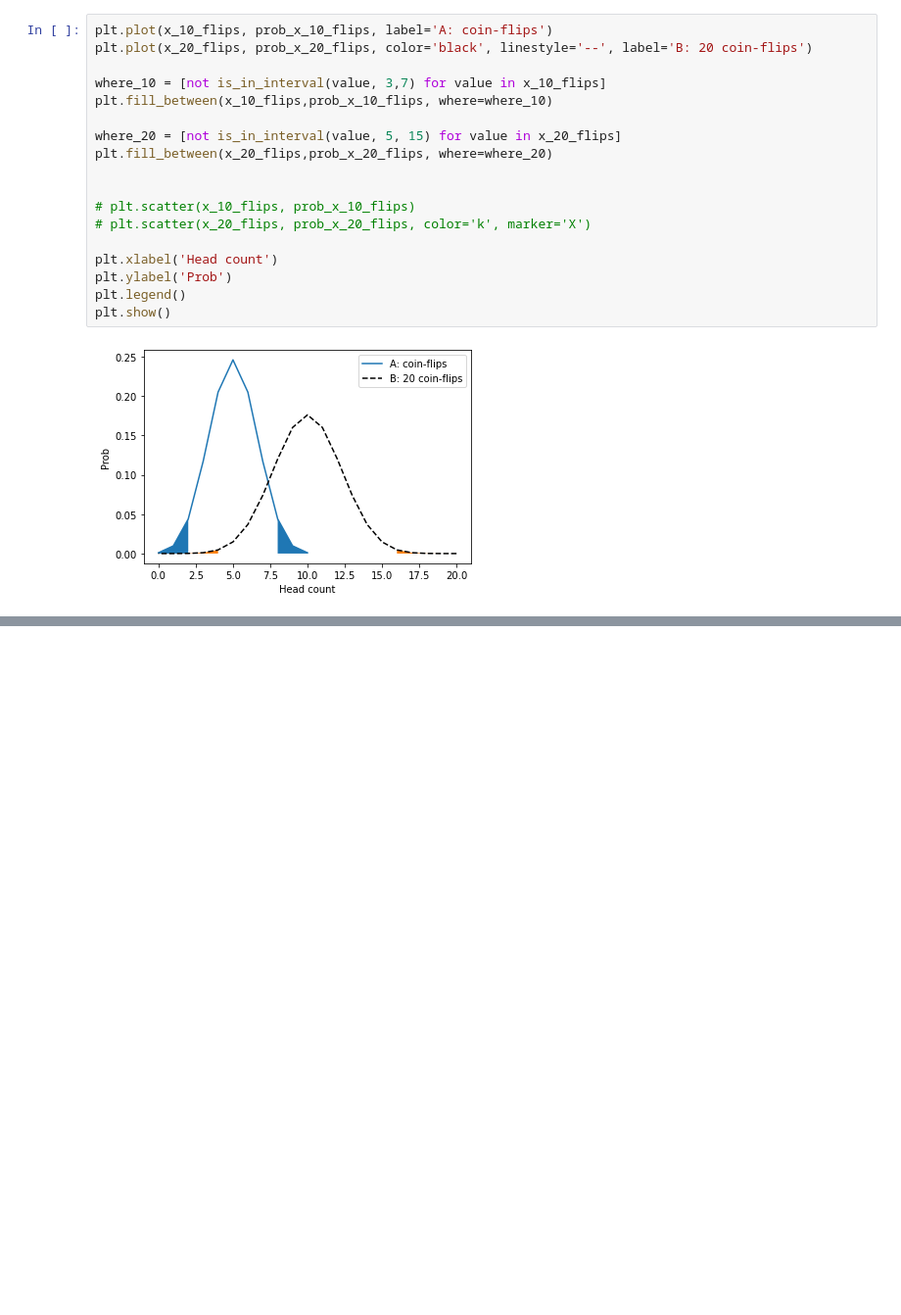
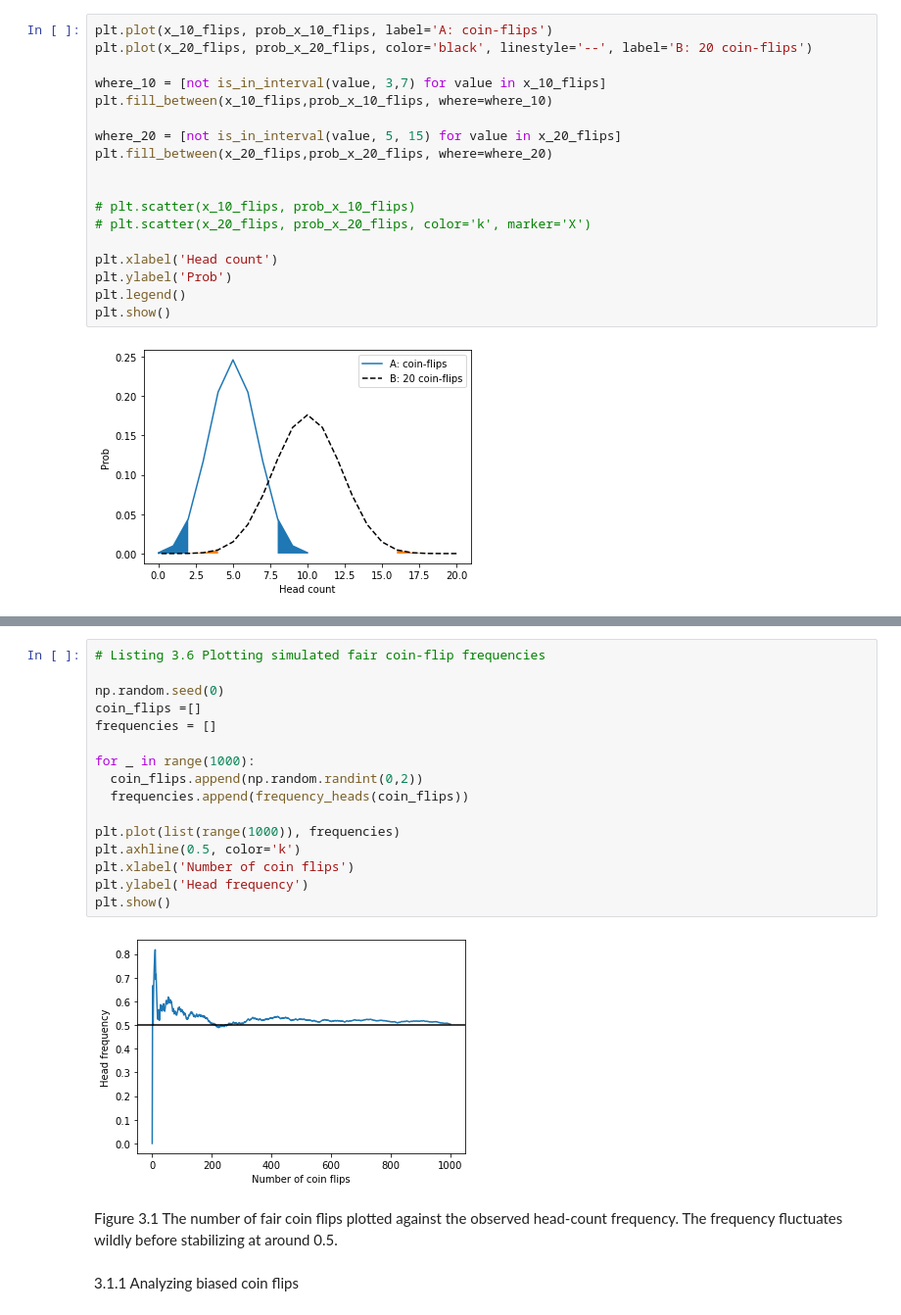
Before and after one commit to slp22/case-studies, a Jupyter notebook: book_camp_1.ipynb, the cells around one changed output, grey strips where cells are left out. Shown: that part at 98% size. Saved outputs shown, nothing was run; the diff lists cells and outputs as text; blank space fills up the shorter version.

```diff
--- a/book_camp_1.ipynb
+++ b/book_camp_1.ipynb
@@ -422,0 +479,22 @@ plt.show()
+# %%
+# Listing 3.6 Plotting simulated fair coin-flip frequencies
+
+np.random.seed(0)
+coin_flips =[]
+frequencies = []
+
+for _ in range(1000):
+  coin_flips.append(np.random.randint(0,2))
+  frequencies.append(frequency_heads(coin_flips))
+
+plt.plot(list(range(1000)), frequencies)
+plt.axhline(0.5, color='k')
+plt.xlabel('Number of coin flips')
+plt.ylabel('Head frequency')
+plt.show()
+# %% [output]
+[figure, added]
+# %% [markdown]
+Figure 3.1 The number of fair coin flips plotted against the observed head-count frequency. The frequency fluctuates wildly before stabilizing at around 0.5.
+# %% [markdown]
+3.1.1 Analyzing biased coin flips
```
Also changed, not shown: parts of 36 cells of this notebook.
